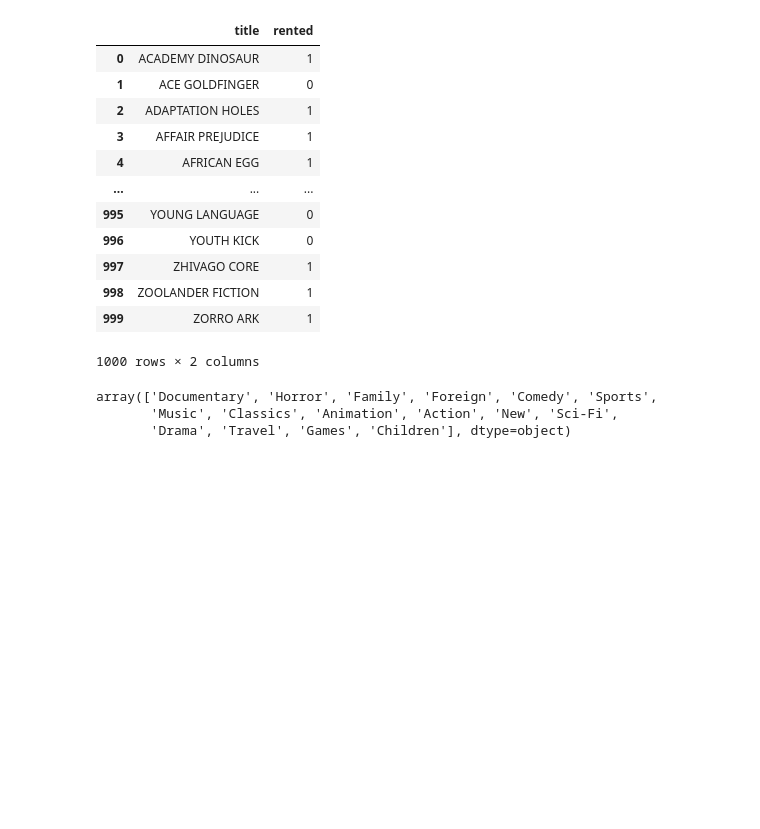
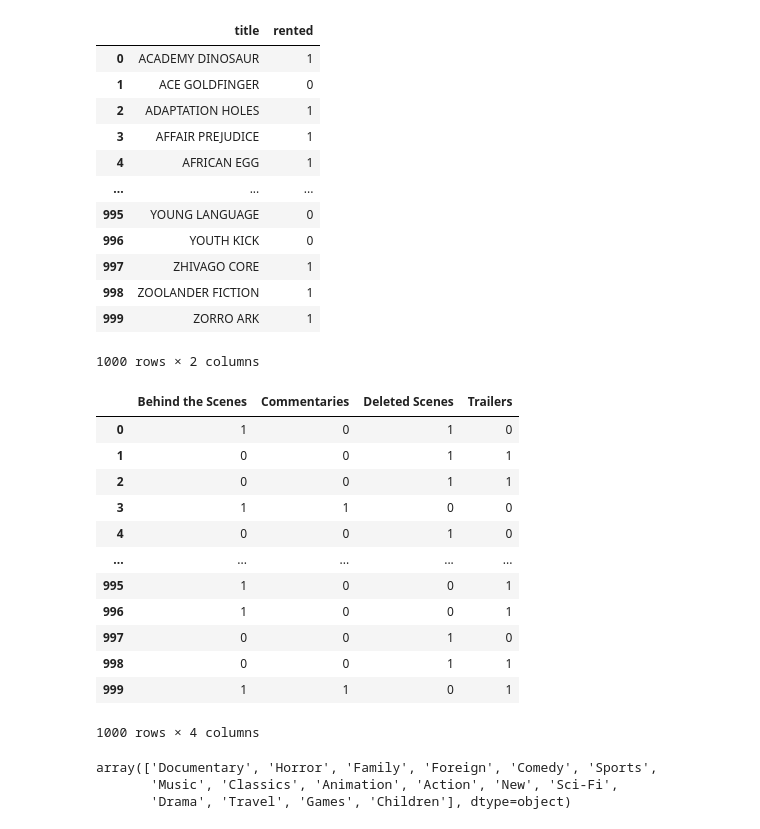
Before and after one commit to Xamweis/lab-predictions-logistic-regression, a Jupyter notebook: predictor2.ipynb, the cells around one changed output. Drawn from its saved outputs; the diff is of its cells as text; code cells hidden in the pictures; blank space fills up the shorter version.

```diff
--- a/predictor2.ipynb
+++ b/predictor2.ipynb
@@ -74,10 +74,26 @@ rented_june_io['rented'] = rented_june['rented'].apply(lambda x: 1 if x>0 else 0
 # %%
 film_bonus = pd.DataFrame(engine.execute('''
 SELECT title, special_features
 FROM film
 ORDER BY title;
 '''))
+film_bonus.special_features.value_counts(dropna=False)
 film_bonus = film_bonus['special_features'].str.get_dummies(sep=',')
+film_bonus
+# %% [output]
+|  | Behind the Scenes | Commentaries | Deleted Scenes | Trailers |
+| 0 | 1 | 0 | 1 | 0 |
+| 1 | 0 | 0 | 1 | 1 |
+| 2 | 0 | 0 | 1 | 1 |
+| 3 | 1 | 1 | 0 | 0 |
+| 4 | 0 | 0 | 1 | 0 |
+| ... | ... | ... | ... | ... |
+| 995 | 1 | 0 | 0 | 1 |
+| 996 | 1 | 0 | 0 | 1 |
+| 997 | 0 | 0 | 1 | 0 |
+| 998 | 0 | 0 | 1 | 1 |
+| 999 | 1 | 1 | 0 | 1 |
+1000 rows × 4 columns
 # %%
 film_categories = pd.DataFrame(engine.execute('''
 SELECT f.title, c.name
```
Also changed, not shown: parts of 10 cells of this notebook, 1 other file.
